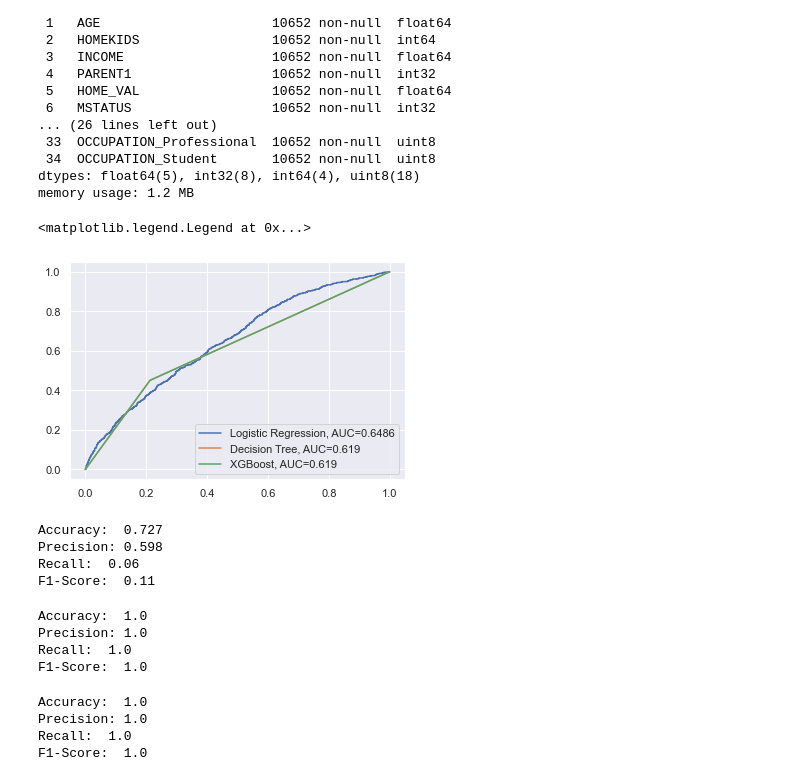
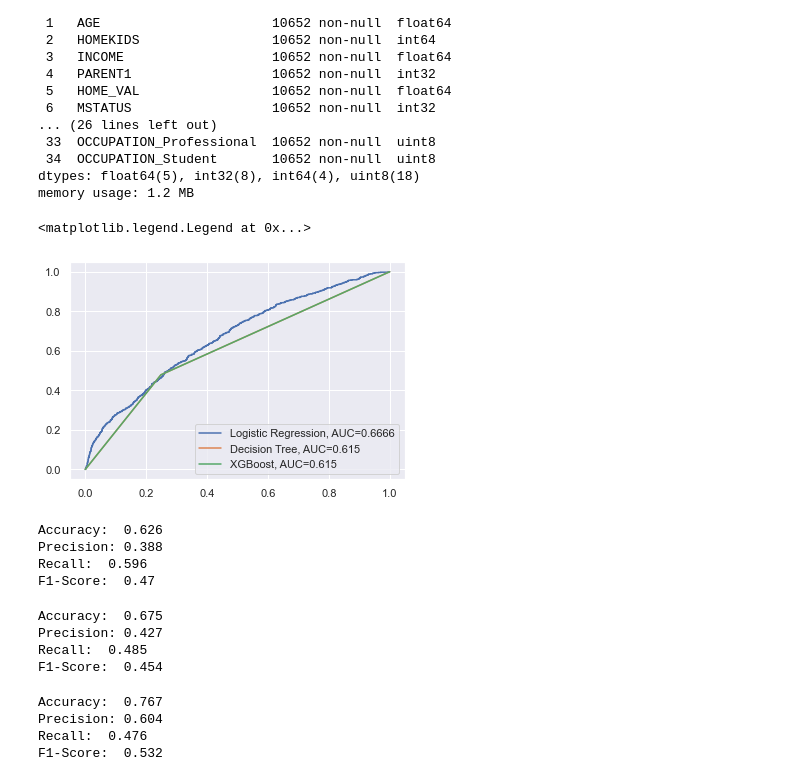
Before and after one commit to NamNguyenboomit/car-insurance, a Jupyter notebook: Analyze/median.ipynb, the cells around one changed output. Cells and saved outputs as stored; diff of their text form; code cells hidden in the pictures.

```diff
--- a/Analyze/median.ipynb
+++ b/Analyze/median.ipynb
@@ -284,70 +284,70 @@ def eval_classification(model):
 plt.figure(0).clf()
 
 #fit logistic regression model and plot ROC curve
 model1 = LogisticRegression(random_state=5)
-model1.fit(x_train, y_train)
+model1.fit(x_train_smt, y_train_smt)
 y_pred = model1.predict_proba(x_test)[:, 1]
 fpr, tpr, _ = metrics.roc_curve(y_test, y_pred)
 auc = round(metrics.roc_auc_score(y_test, y_pred), 4)
 plt.plot(fpr,tpr,label="Logistic Regression, AUC="+str(auc))
 
 # Decision Tree algorithm
 from sklearn.tree import DecisionTreeClassifier
 from sklearn import tree
 model2 = DecisionTreeClassifier(random_state=5)
-model2.fit(x_train, y_train)
+model2.fit(x_train_smt, y_train_smt)
 y_pred = model2.predict_proba(x_test)[:, 1]
 fpr, tpr, _ = metrics.roc_curve(y_test, y_pred)
 auc = round(metrics.roc_auc_score(y_test, y_pred), 4)
 plt.plot(fpr,tpr,label="Decision Tree, AUC="+str(auc))
 
 #
 from xgboost import XGBClassifier
 
 model3 = XGBClassifier(random_state=5)
-model3.fit(x_train, y_train)
+model3.fit(x_train_smt, y_train_smt)
 y_pred = model2.predict_proba(x_test)[:, 1]
 fpr, tpr, _ = metrics.roc_curve(y_test, y_pred)
 auc = round(metrics.roc_auc_score(y_test, y_pred), 4)
 plt.plot(fpr,tpr,label="XGBoost, AUC="+str(auc))
 
 plt.legend()
 # %% [output]
 <matplotlib.legend.Legend at 0x...>
-[figure, old version]
+[figure, new version]
 # %%
 
 #print(y_test.isna().sum())
 #print(y_pred.isna().sum())
 # %%
 model1 = LogisticRegression(random_state=2)
-model1.fit(x_train, y_train)
+model1.fit(x_train_smt, y_train_smt)
 eval_classification(model1)
 # %% [output]
-Accuracy:  0.727
-Precision: 0.598
-Recall:  0.06
-F1-Score:  0.11
+Accuracy:  0.626
+Precision: 0.388
+Recall:  0.596
+F1-Score:  0.47
 # %%
 # Decision Tree algorithm
 from sklearn.tree import DecisionTreeClassifier
 from sklearn import tree
 model2 = DecisionTreeClassifier(random_state=2)
-model2.fit(x_train, y_train)
+model2.fit(x_train_smt, y_train_smt)
 eval_classification(model2)
 # %% [output]
-Accuracy:  1.0
-Precision: 1.0
-Recall:  1.0
-F1-Score:  1.0
+Accuracy:  0.675
+Precision: 0.427
+Recall:  0.485
+F1-Score:  0.454
 # %%
 from xgboost import XGBClassifier
 
 model3 = XGBClassifier(random_state=2)
-model3.fit(x_train, y_train)
+model3.fit(x_train_smt, y_train_smt)
 eval_classification(model3)
 # %% [output]
-Accuracy:  1.0
-Precision: 1.0
-Recall:  1.0
-F1-Score:  1.0
+Accuracy:  0.767
+Precision: 0.604
+Recall:  0.476
+F1-Score:  0.532
```
Also changed, not shown: parts of 1 cell of this notebook.
